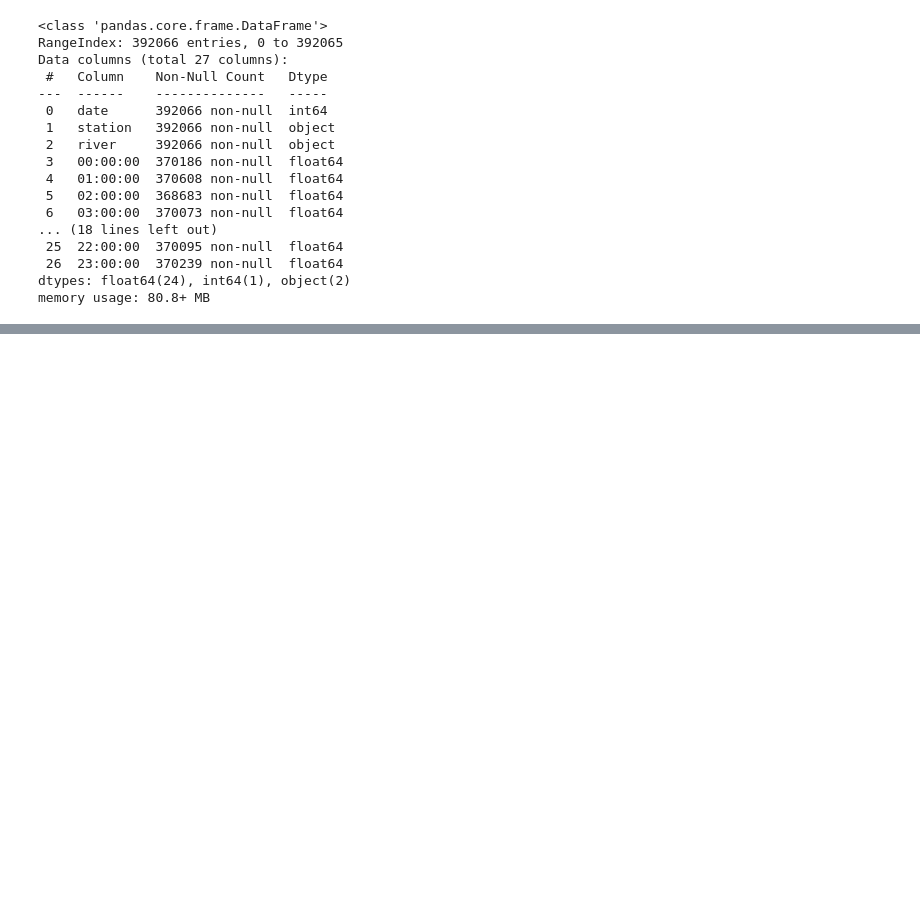
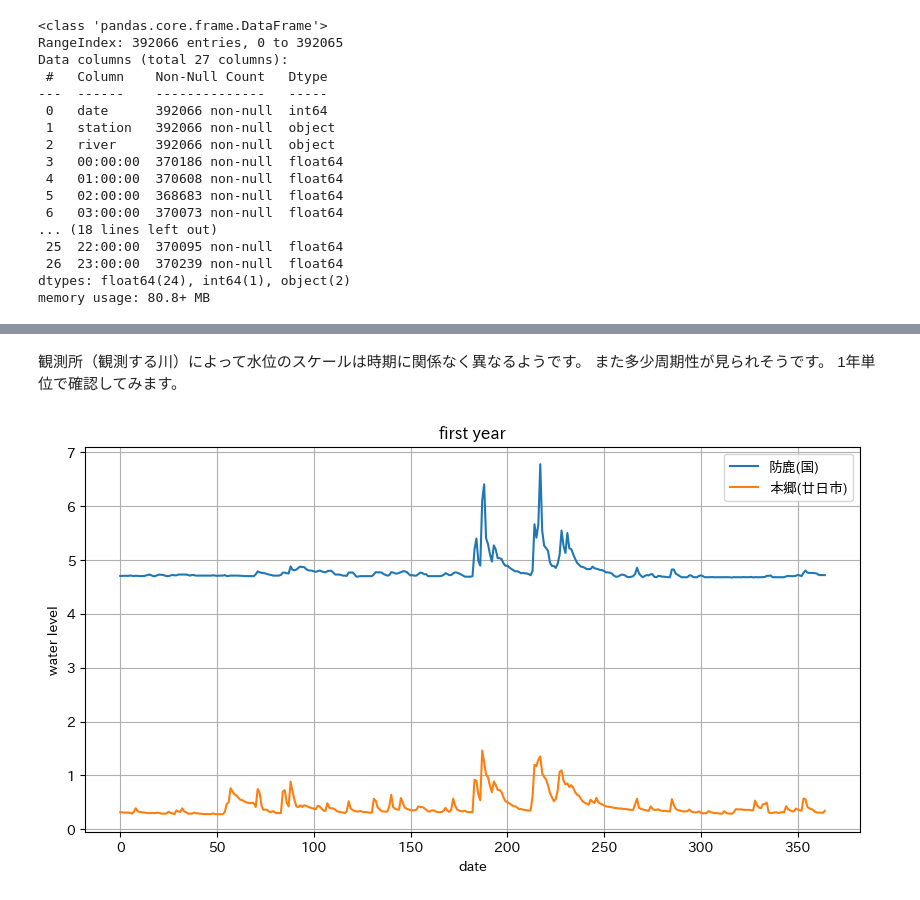
Before and after one commit to aguilarklyno/Signate-Hiroshima-Quest2022, a Jupyter notebook: Tutorial.ipynb, the cells around one changed output, grey strips where cells are left out. Saved outputs shown, nothing was run; the diff lists cells and outputs as text; code cells hidden in the pictures; blank space fills up the shorter version.

```diff
--- a/Tutorial.ipynb
+++ b/Tutorial.ipynb
@@ -232,0 +262,16 @@ memory usage: 80.8+ MB
+# %% [markdown]
+観測所（観測する川）によって水位のスケールは時期に関係なく異なるようです。
+また多少周期性が見られそうです。
+1年単位で確認してみます。
+# %%
+plt.figure(figsize=(10, 5))
+plt.plot(bouroku_water[:365], label='防鹿(国)')
+plt.plot(hongou_water[:365], label='本郷(廿日市)')
+plt.title('first year')
+plt.xlabel('date')
+plt.ylabel('water level')
+plt.legend()
+plt.grid()
+plt.show()
+# %% [output]
+[figure, added]
```
Also changed, not shown: parts of 18 cells of this notebook, 1 other file.
